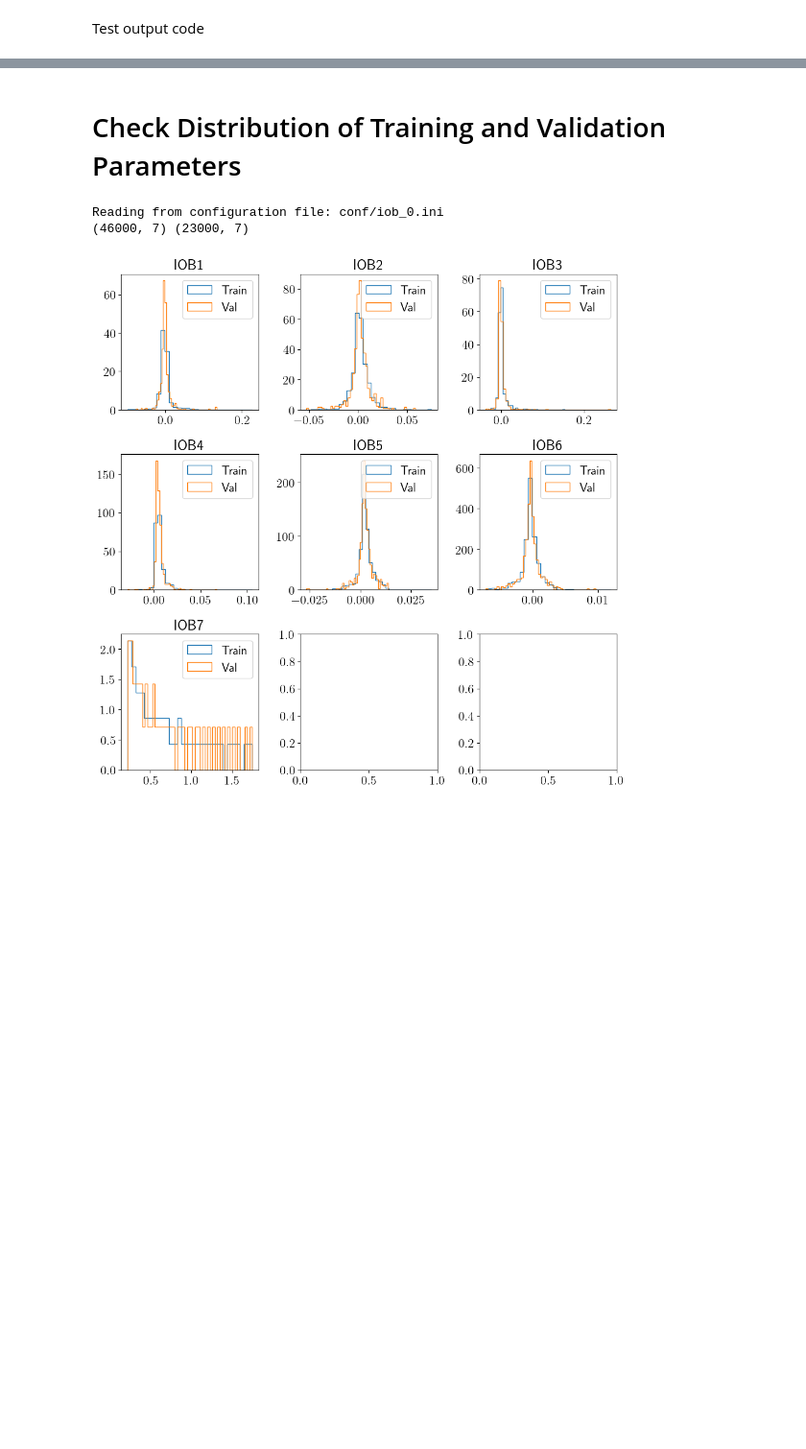
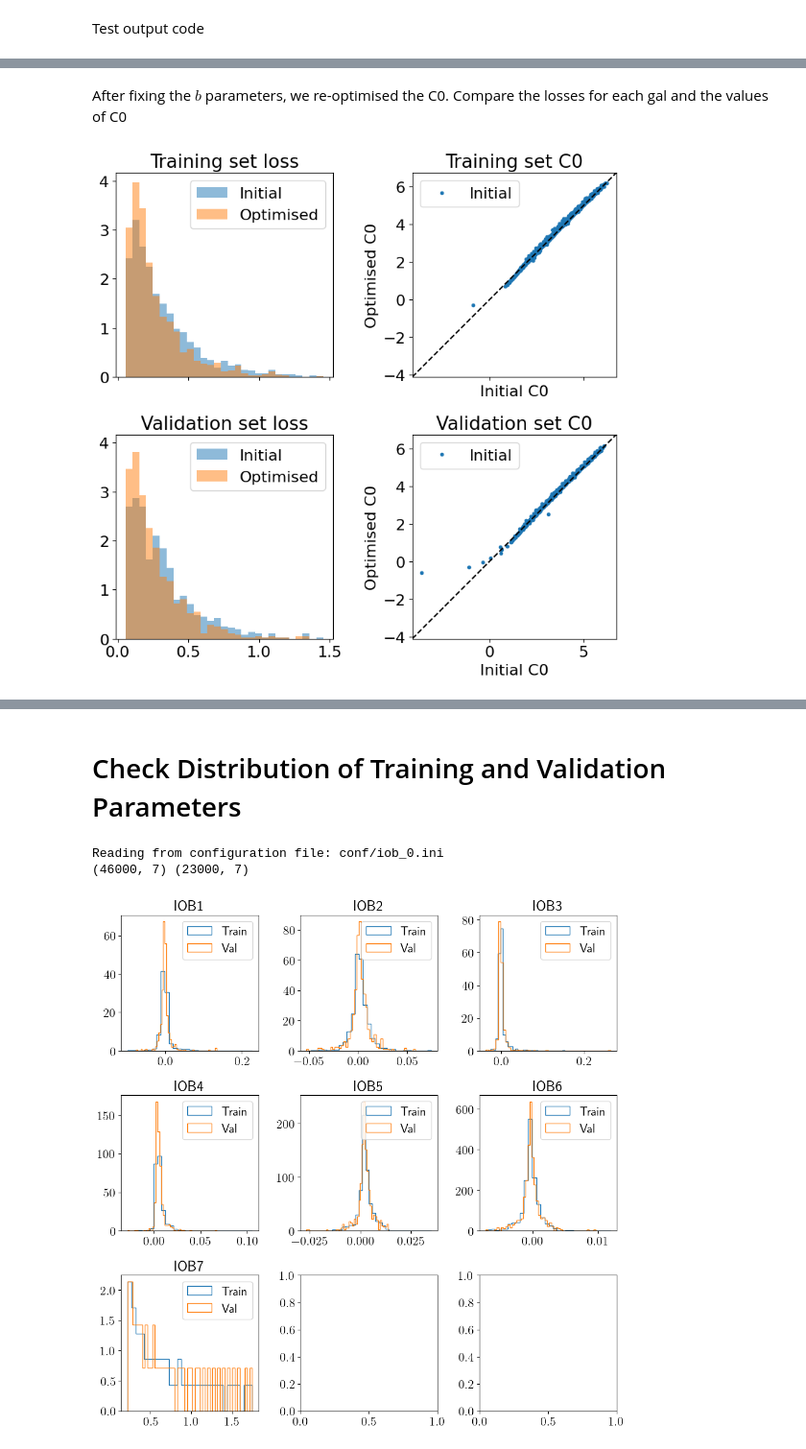
Before and after one commit to maho3/iob-attenuation, a Jupyter notebook: symbolic_regression/Results.ipynb, the cells around one changed output, grey strips where cells are left out. Shown at 96% size. Drawn from its saved outputs; the diff is of its cells as text; code cells hidden in the pictures; blank space fills up the shorter version.

```diff
--- a/symbolic_regression/Results.ipynb
+++ b/symbolic_regression/Results.ipynb
@@ -208,0 +475,38 @@ Reading from configuration file: conf/iob_6.ini
+# %% [markdown]
+After fixing the $b$ parameters, we re-optimised the C0. Compare the losses for each gal and the values of C0
+# %%
+fname_train = '/mnt/users/deaglan/symbolic_regression/iob-attenuation/symbolic_regression/data/outer_fit_results_train.csv'
+df_results_train = pd.read_csv(fname_train)
+fname_val = '/mnt/users/deaglan/symbolic_regression/iob-attenuation/symbolic_regression/data/outer_fit_results_val.csv'
+df_results_val = pd.read_csv(fname_val)
+
+fig, axs = plt.subplots(2, 2, figsize=(8,8), sharey='col', sharex='col')
+
+bins = np.linspace(np.percentile(df_results_train['loss_init'], 0.5), np.percentile(df_results_train['loss_init'], 99.5), 30)
+axs[0,0].hist(df_results_train['loss_init'], bins=bins, density=True, alpha=0.5, label='Initial')
+axs[0,0].hist(df_results_train['loss_opt'], bins=bins, density=True, alpha=0.5, label='Optimised')
+axs[1,0].hist(df_results_val['loss_init'], bins=bins, density=True, alpha=0.5, label='Initial')
+axs[1,0].hist(df_results_val['loss_opt'], bins=bins, density=True, alpha=0.5, label='Optimised')
+
+axs[0,1].plot(df_results_train['C0_init'], df_results_train['C0_opt'], '.', label='Initial')
+axs[1,1].plot(df_results_val['C0_init'], df_results_val['C0_opt'], '.', label='Initial')
+for ax in axs[:,1]:
+    ax.set_xlabel('Initial C0')
+    ax.set_ylabel('Optimised C0')
+    xlim = ax.get_xlim()
+    ylim = ax.get_ylim()
+    xlim = (min(xlim[0], ylim[0]), max(xlim[1], ylim[1]))
+    ylim = xlim
+    ax.plot(xlim, ylim, 'k--')
+    ax.set_xlim(xlim)
+    ax.set_ylim(ylim)
+    ax.set_aspect('equal', 'box')
+for ax in axs.flatten():
+    ax.legend()
+axs[0,0].set_title('Training set loss')
+axs[1,0].set_title('Validation set loss')
+axs[0,1].set_title('Training set C0')
+axs[1,1].set_title('Validation set C0')
+fig.tight_layout()
+# %% [output]
+[figure, added]
```
Also changed, not shown: parts of 11 cells of this notebook, 22 other files.
